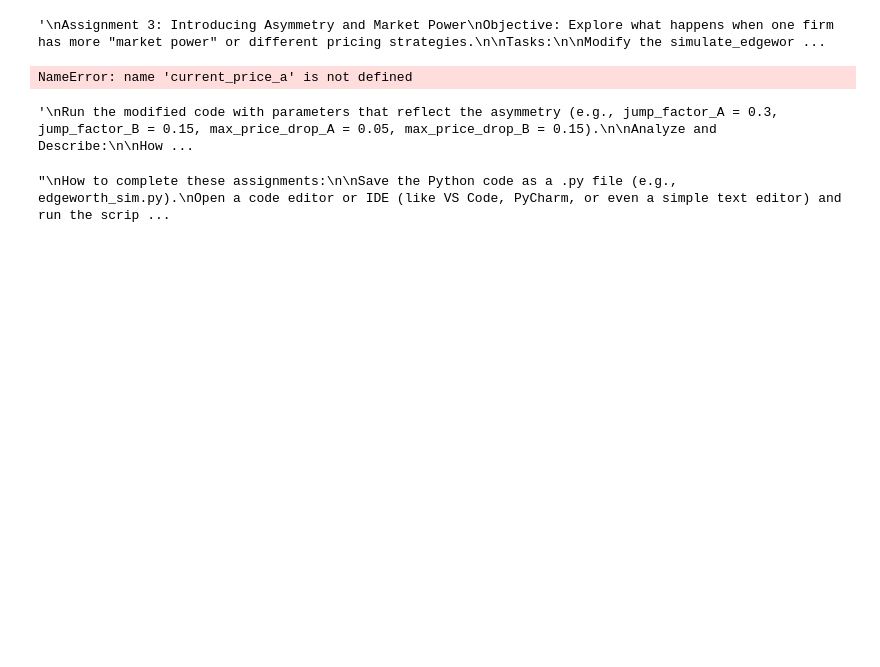
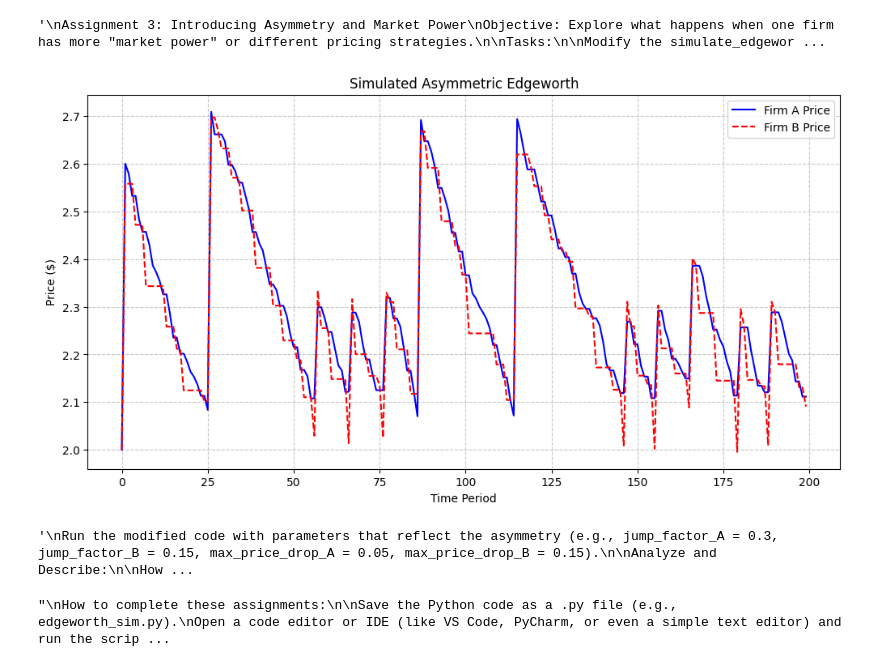
Before and after one commit to kedarw/QuantMind, a Jupyter notebook: 9_Edgeworth_Cycles.ipynb, the cells around one changed output. Saved outputs shown, nothing was run; the diff lists cells and outputs as text; code cells hidden in the pictures; blank space fills up the shorter version.

```diff
--- a/9_Edgeworth_Cycles.ipynb
+++ b/9_Edgeworth_Cycles.ipynb
@@ -360,20 +366,76 @@ Here's a starting point for modifying the loop:
 '\nAssignment 3: Introducing Asymmetry and Market Power\nObjective: Explore what happens when one firm has more "market power" or different pricing strategies.\n\nTasks:\n\nModify the simulate_edgewor ...
 # %%
 # ... inside the for loop ...
-if current_price_a <= 1.05 * initial_price: # Firm A decides to jump prices when low
-    current_price_a = max(initial_price, current_price_a * (1 + jump_factor_A))
-    current_price_b = max(initial_price, current_price_a - random.uniform(min_price_drop, max_price_drop_B)) # B undercuts A
-elif current_price_b <= 1.05 * initial_price: # Firm B decides to jump prices when low (less likely or smaller jump)
-    current_price_b = max(initial_price, current_price_b * (1 + jump_factor_B))
-    current_price_a = max(initial_price, current_price_b - random.uniform(min_price_drop, max_price_drop_A)) # A undercuts B
-else: # Normal undercutting phase
-    if current_price_a <= current_price_b: # A is lower or equal, B undercuts A
-        current_price_b -= random.uniform(min_price_drop, max_price_drop_B)
-    else: # B is lower, A undercuts B
-        current_price_a -= random.uniform(min_price_drop, max_price_drop_A)
+def asymmetric_edgeworth_cycle(
+    num_periods=100,
+    initial_price=1.50,
+    min_price_drop=0.01,
+    max_price_drop_A=0.05,
+    max_price_drop_B=0.15,
+    jump_factor_A=0.30,
+    jump_factor_B=0.15
+):
+    prices_a = [initial_price]
+    prices_b = [initial_price]
+    time_periods = [0]
+
+    # Initialize prices
+    current_price_a = initial_price
+    current_price_b = initial_price
+
+    for t in range(1, num_periods):
+        time_periods.append(t)
+
+        #Asymmetric behavior
+        if current_price_a <= 1.05 * initial_price:
+            #Firm A is dominant
+            current_price_a = max(initial_price, current_price_a * (1 + jump_factor_A))
+            current_price_b = max(initial_price,
+                                   current_price_a - random.uniform(min_price_drop, max_price_drop_B))
+
+        elif current_price_b <= 1.05 * initial_price:
+            #Firm B has a smaller jump
+            current_price_b = max(initial_price, current_price_b * (1 + jump_factor_B))
+            current_price_a = max(initial_price,
+                                   current_price_b - random.uniform(min_price_drop, max_price_drop_A))
+
+        else:
+            #Normal Behavior
+            if current_price_a <= current_price_b:
+                #Firm B undercuts aggressively
+                current_price_b -= random.uniform(min_price_drop, max_price_drop_B)
+            else:
+                #Firm A undercuts mildly
+                current_price_a -= random.uniform(min_price_drop, max_price_drop_A)
+
+        current_price_a = max(0.50, current_price_a)
+        current_price_b = max(0.50, current_price_b)
+        prices_a.append(current_price_a)
+        prices_b.append(current_price_b)
+
+    return prices_a, prices_b, time_periods
+
+pricesA, pricesB, periods = asymmetric_edgeworth_cycle(
+    num_periods=200,
+    initial_price=2.00,
+    jump_factor_A=0.3,
+    jump_factor_B=0.15,
+    max_price_drop_A=0.05,
+    max_price_drop_B=0.15
+)
+plt.figure(figsize=(12, 6))
+plt.plot(periods, pricesA, label='Firm A Price', color='blue', linewidth=1.5)
+plt.plot(periods, pricesB, label='Firm B Price', color='red', linestyle='--', linewidth=1.5)
+plt.title('Simulated Asymmetric Edgeworth')
+plt.xlabel('Time Period')
+plt.ylabel('Price ($)')
+plt.grid(True, linestyle='--', alpha=0.7)
+plt.legend()
+plt.show()
+
 # ... rest of the code for ensuring min prices and appending ...
 # %% [output]
-NameError: name 'current_price_a' is not defined
+[figure, added]
 # %%
 """
 Run the modified code with parameters that reflect the asymmetry (e.g., jump_factor_A = 0.3, jump_factor_B = 0.15, max_price_drop_A = 0.05, max_price_drop_B = 0.15).
```
Also changed, not shown: parts of 6 cells of this notebook.
